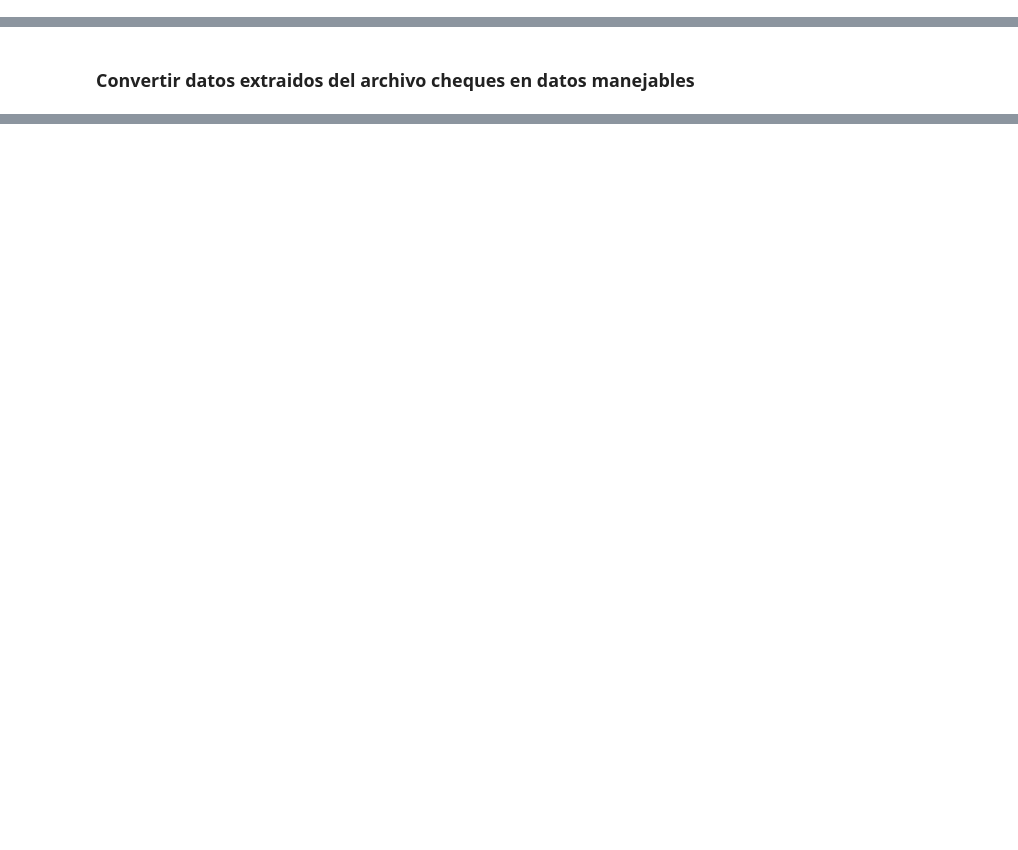
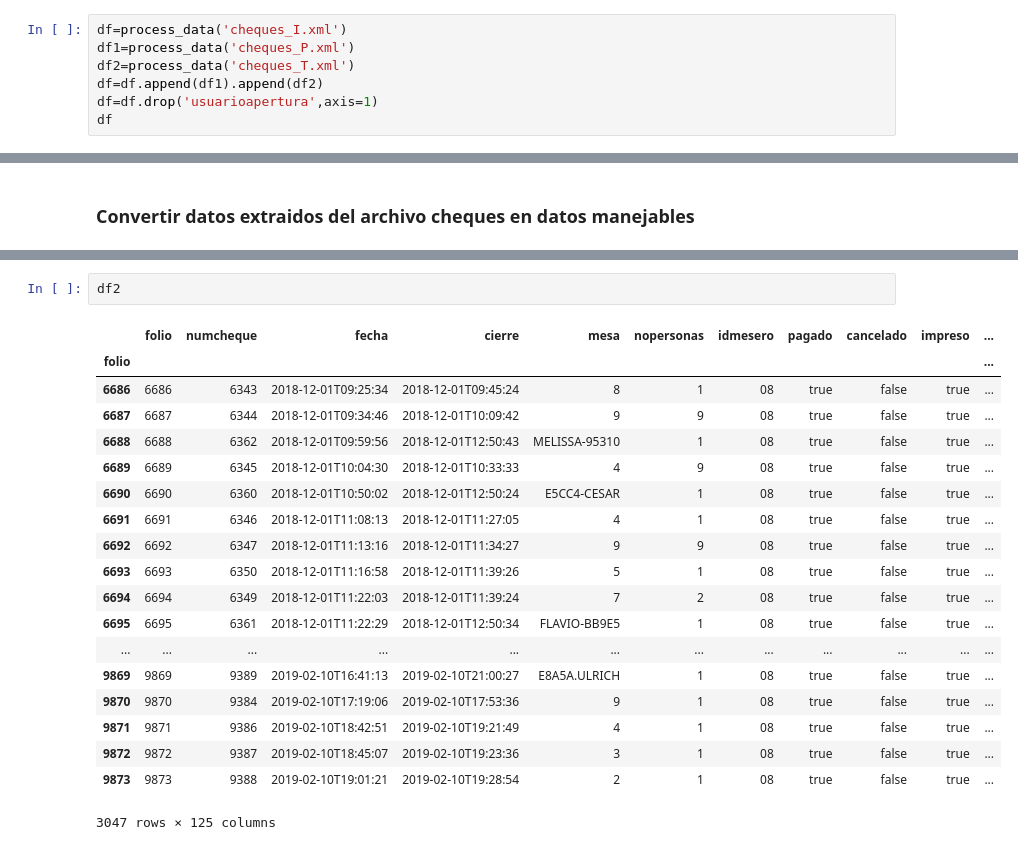
Before and after one commit to agui197/Las-Ro, a Jupyter notebook: Power Pivot/Dash-tests.ipynb, the cells around one changed output, grey strips where cells are left out. Cells and saved outputs as stored; diff of their text form; blank space fills up the shorter version.

```diff
--- a/Power Pivot/Dash-tests.ipynb
+++ b/Power Pivot/Dash-tests.ipynb
@@ -120,0 +99,7 @@ df
+# %%
+df=process_data('cheques_I.xml')
+df1=process_data('cheques_P.xml')
+df2=process_data('cheques_T.xml')
+df=df.append(df1).append(df2)
+df=df.drop('usuarioapertura',axis=1)
+df
@@ -188,0 +210,22 @@ If you're reading this message in another frontend (for example, a static render
+# %%
+df2
+# %% [output]
+|  | folio | numcheque | fecha | cierre | mesa | nopersonas | idmesero | pagado | cancelado | impreso | ... |
+| folio |  |  |  |  |  |  |  |  |  |  | ... |
+| 6686 | 6686 | 6343 | 2018-12-01T09:25:34 | 2018-12-01T09:45:24 | 8 | 1 | 08 | true | false | true | ... |
+| 6687 | 6687 | 6344 | 2018-12-01T09:34:46 | 2018-12-01T10:09:42 | 9 | 9 | 08 | true | false | true | ... |
+| 6688 | 6688 | 6362 | 2018-12-01T09:59:56 | 2018-12-01T12:50:43 | MELISSA-95310 | 1 | 08 | true | false | true | ... |
+| 6689 | 6689 | 6345 | 2018-12-01T10:04:30 | 2018-12-01T10:33:33 | 4 | 9 | 08 | true | false | true | ... |
+| 6690 | 6690 | 6360 | 2018-12-01T10:50:02 | 2018-12-01T12:50:24 | E5CC4-CESAR | 1 | 08 | true | false | true | ... |
+| 6691 | 6691 | 6346 | 2018-12-01T11:08:13 | 2018-12-01T11:27:05 | 4 | 1 | 08 | true | false | true | ... |
+| 6692 | 6692 | 6347 | 2018-12-01T11:13:16 | 2018-12-01T11:34:27 | 9 | 9 | 08 | true | false | true | ... |
+| 6693 | 6693 | 6350 | 2018-12-01T11:16:58 | 2018-12-01T11:39:26 | 5 | 1 | 08 | true | false | true | ... |
+| 6694 | 6694 | 6349 | 2018-12-01T11:22:03 | 2018-12-01T11:39:24 | 7 | 2 | 08 | true | false | true | ... |
+| 6695 | 6695 | 6361 | 2018-12-01T11:22:29 | 2018-12-01T12:50:34 | FLAVIO-BB9E5 | 1 | 08 | true | false | true | ... |
+| ... | ... | ... | ... | ... | ... | ... | ... | ... | ... | ... | ... |
+| 9869 | 9869 | 9389 | 2019-02-10T16:41:13 | 2019-02-10T21:00:27 | E8A5A.ULRICH | 1 | 08 | true | false | true | ... |
+| 9870 | 9870 | 9384 | 2019-02-10T17:19:06 | 2019-02-10T17:53:36 | 9 | 1 | 08 | true | false | true | ... |
+| 9871 | 9871 | 9386 | 2019-02-10T18:42:51 | 2019-02-10T19:21:49 | 4 | 1 | 08 | true | false | true | ... |
+| 9872 | 9872 | 9387 | 2019-02-10T18:45:07 | 2019-02-10T19:23:36 | 3 | 1 | 08 | true | false | true | ... |
+| 9873 | 9873 | 9388 | 2019-02-10T19:01:21 | 2019-02-10T19:28:54 | 2 | 1 | 08 | true | false | true | ... |
+3047 rows × 125 columns
```
Also changed, not shown: parts of 12 cells of this notebook, 6 other files.
